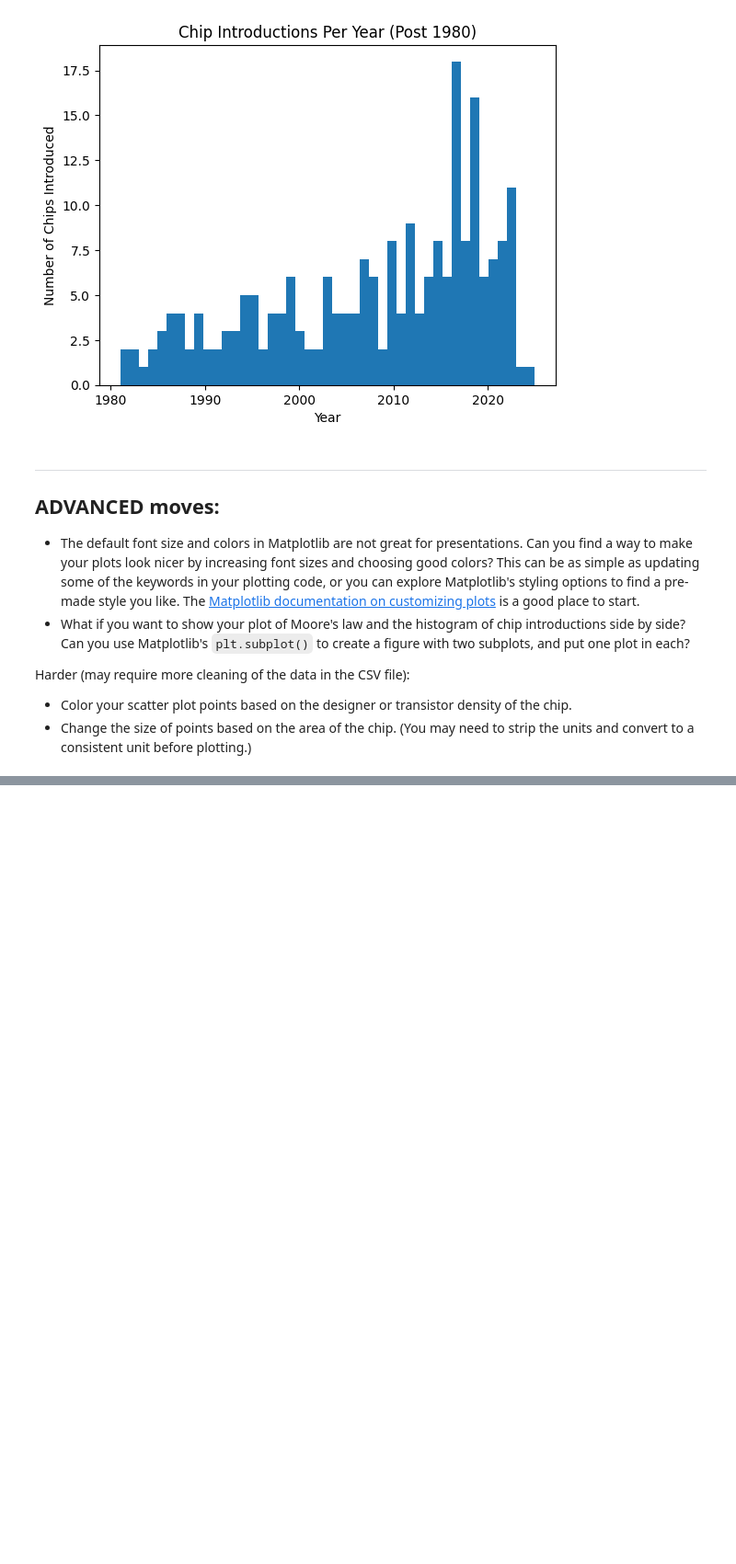
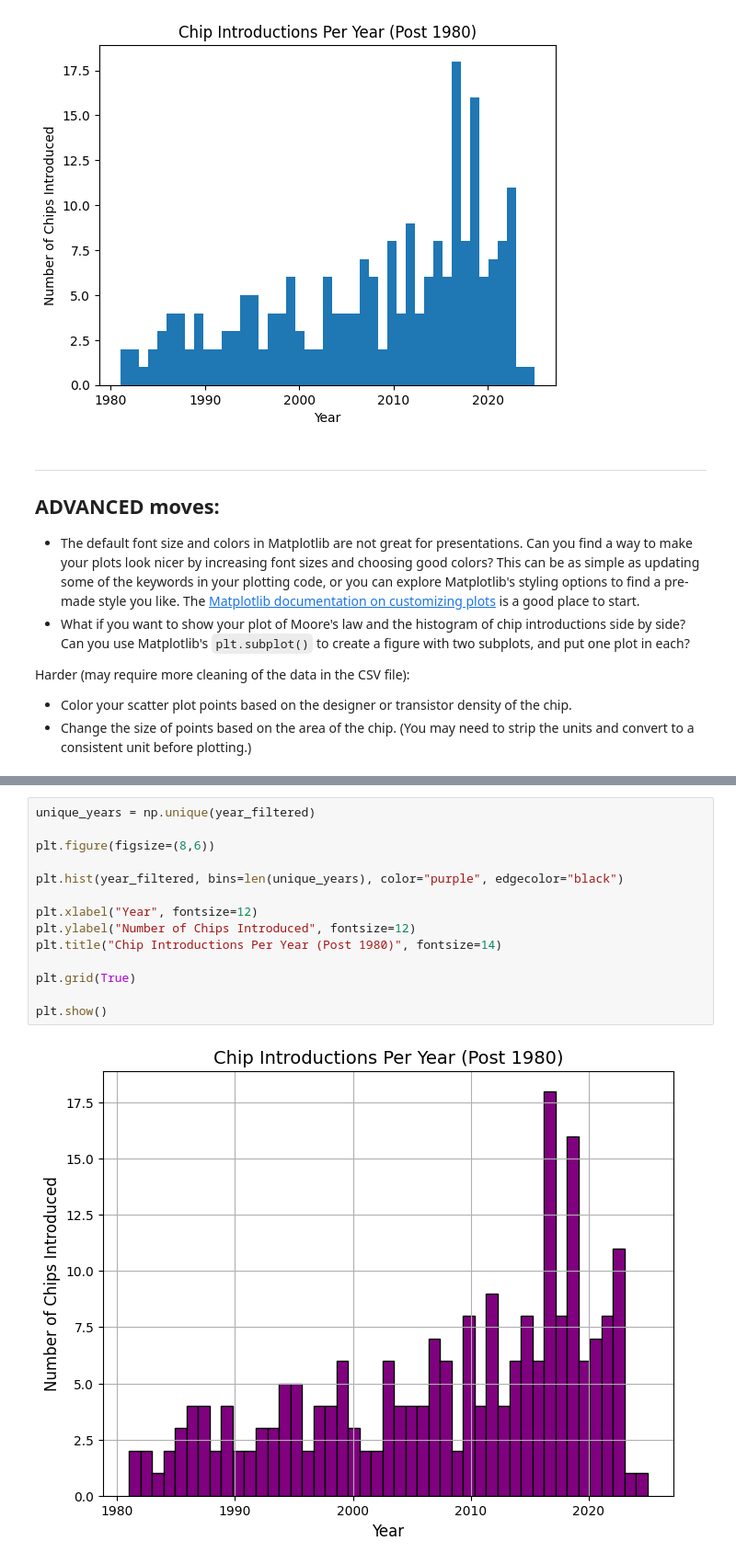
Before and after one commit to mdiby-star05/numerical-methods, a Jupyter notebook: assignments/week_06/mooreslaw.ipynb, the cells around one changed output, grey strips where cells are left out. Shown at 92% size. Saved outputs shown, nothing was run; the diff lists cells and outputs as text; blank space fills up the shorter version.

```diff
--- a/assignments/week_06/mooreslaw.ipynb
+++ b/assignments/week_06/mooreslaw.ipynb
@@ -576,0 +661,16 @@ Harder (may require more cleaning of the data in the CSV file):
+# %%
+unique_years = np.unique(year_filtered)
+
+plt.figure(figsize=(8,6))
+
+plt.hist(year_filtered, bins=len(unique_years), color="purple", edgecolor="black")
+
+plt.xlabel("Year", fontsize=12)
+plt.ylabel("Number of Chips Introduced", fontsize=12)
+plt.title("Chip Introductions Per Year (Post 1980)", fontsize=14)
+
+plt.grid(True)
+
+plt.show()
+# %% [output]
+[figure, added]
```
Also changed, not shown: parts of 10 cells of this notebook, 1 other file.
